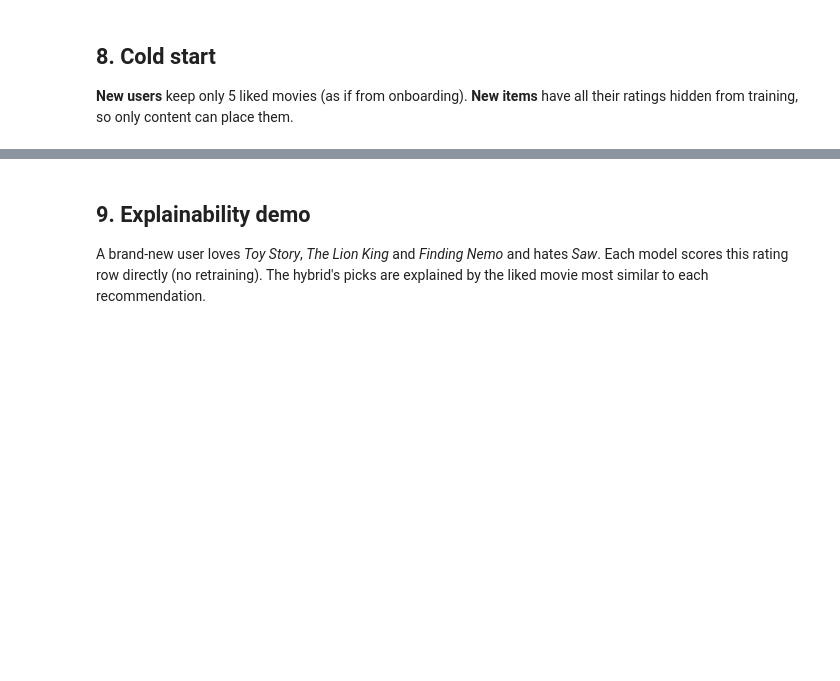
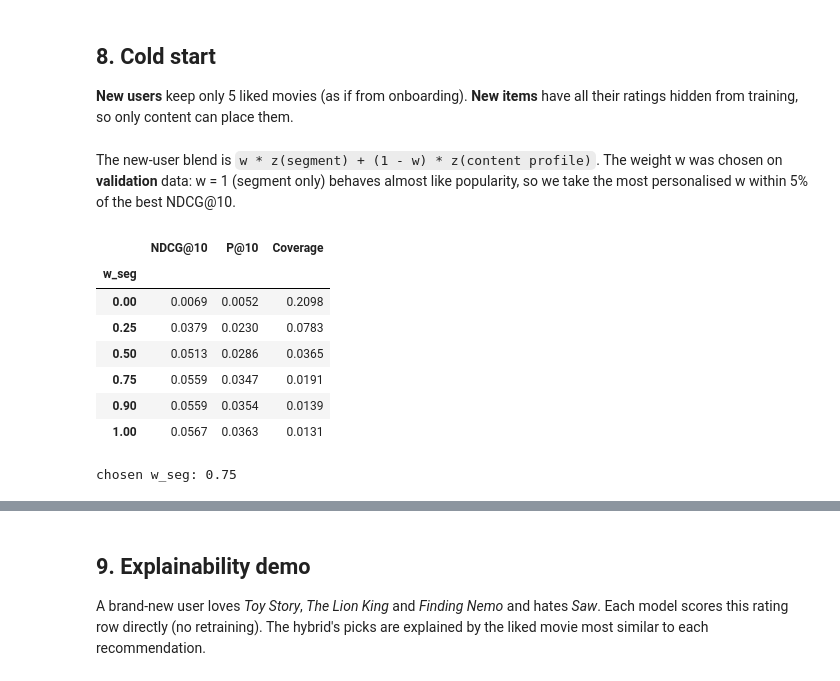
Before and after one commit to PaarthMaharshi/WhatShouldIWatchToday, a Jupyter notebook: notebooks/02_training_evaluation.ipynb, the cells around one changed output, grey strips where cells are left out. Saved outputs shown, nothing was run; the diff lists cells and outputs as text; code cells hidden in the pictures; blank space fills up the shorter version.

```diff
--- a/notebooks/02_training_evaluation.ipynb
+++ b/notebooks/02_training_evaluation.ipynb
@@ -214,6 +214,21 @@ display(Image(PLOTS / 'segments.png'))
 # %% [markdown]
 ## 8. Cold start
 **New users** keep only 5 liked movies (as if from onboarding). **New items** have all their ratings hidden from training, so only content can place them.
+# %% [markdown]
+The new-user blend is `w * z(segment) + (1 - w) * z(content profile)`. The weight w was chosen on **validation** data: w = 1 (segment only) behaves almost like popularity, so we take the most personalised w within 5% of the best NDCG@10.
+# %%
+display(pd.read_csv(ART / 'cold_weight_validation.csv').set_index('w_seg'))
+print('chosen w_seg:', serving['alphas']['cold_w_seg'])
+# %% [output]
+|  | NDCG@10 | P@10 | Coverage |
+| w_seg |  |  |  |
+| 0.00 | 0.0069 | 0.0052 | 0.2098 |
+| 0.25 | 0.0379 | 0.0230 | 0.0783 |
+| 0.50 | 0.0513 | 0.0286 | 0.0365 |
+| 0.75 | 0.0559 | 0.0347 | 0.0191 |
+| 0.90 | 0.0559 | 0.0354 | 0.0139 |
+| 1.00 | 0.0567 | 0.0363 | 0.0131 |
+chosen w_seg: 0.75
 # %%
 cold = json.loads((ART / 'cold_start.json').read_text())
 for k in ['new_user', 'new_item']:
```
Also changed, not shown: parts of 9 cells of this notebook, 16 other files.
